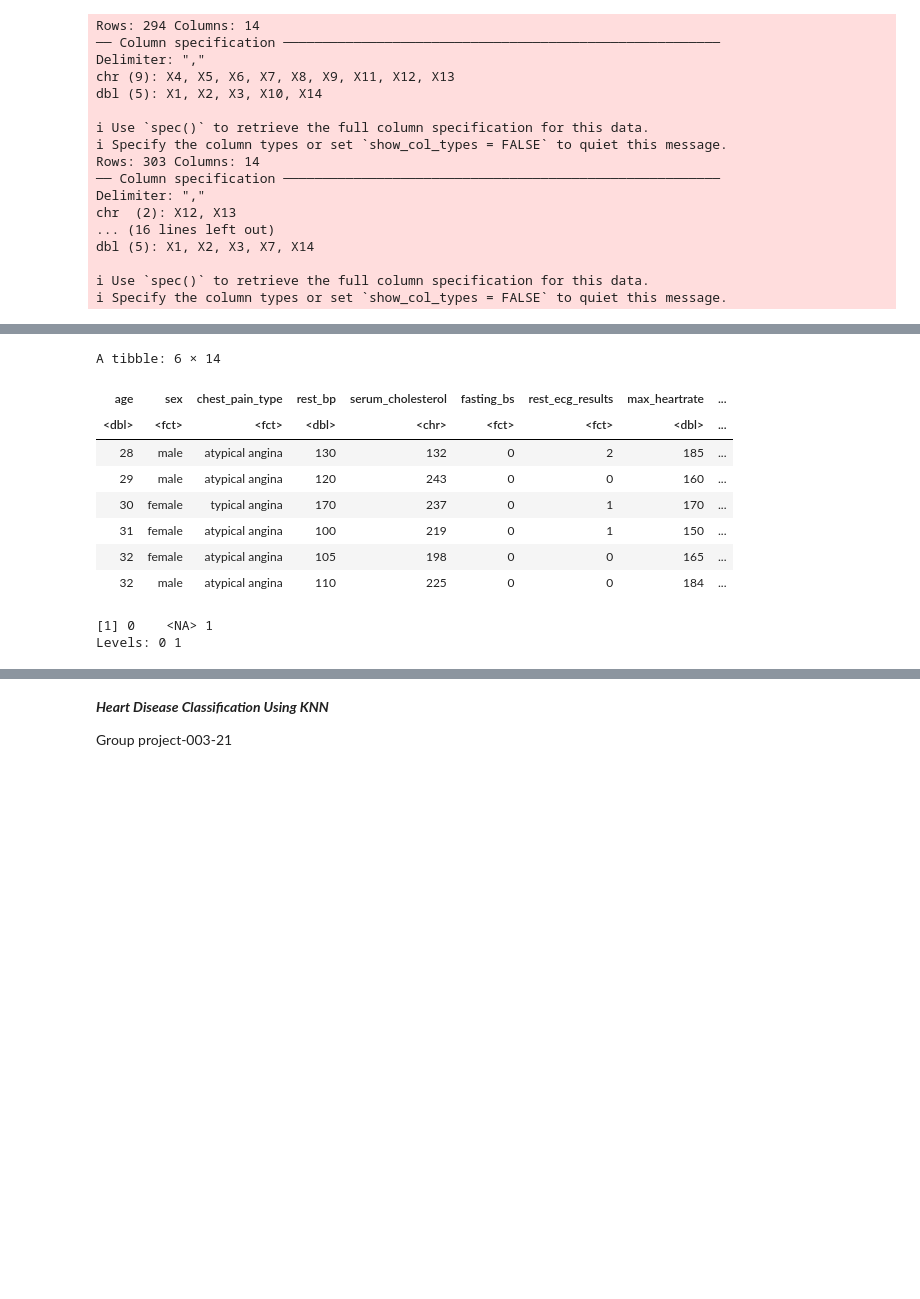
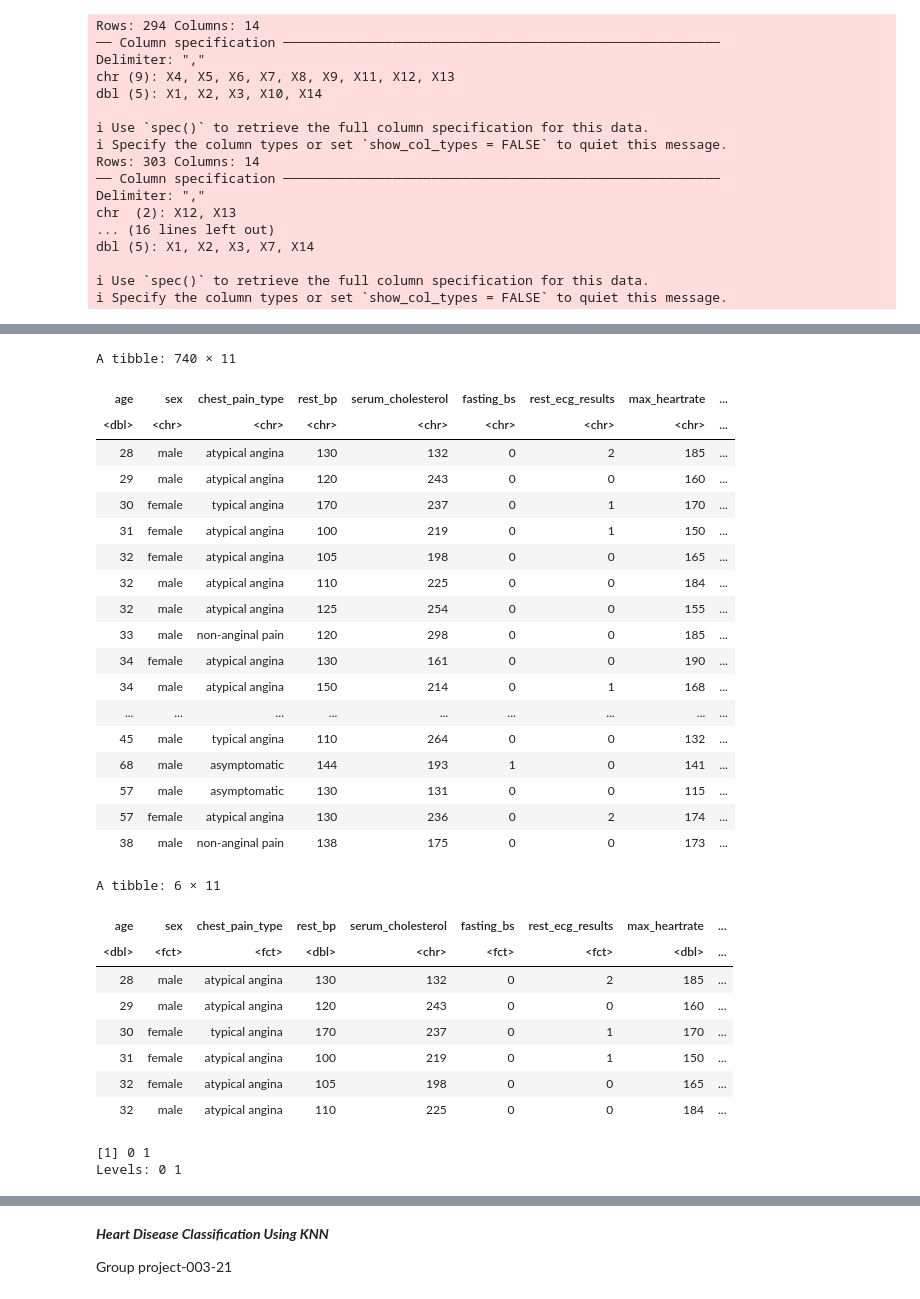
Before and after one commit to blu-01/DSCI-100-003-Group-21, a Jupyter notebook: proposal rough work/proposal_testing_plots.ipynb, the cells around one changed output, grey strips where cells are left out. Cells and saved outputs as stored; diff of their text form; code cells hidden in the pictures; blank space fills up the shorter version.

```diff
--- a/proposal rough work/proposal_testing_plots.ipynb
+++ b/proposal rough work/proposal_testing_plots.ipynb
@@ -83,9 +97,36 @@ for(i in 1:nrow(editedData)) {       # for-loop over rows
 # %%
+#Removing columns with too many NA values and then removing observations with NA
+editedData <- editedData |>
+    select(-slope_type, -num_coloured_flourosopy, -thal) |>
+    na.omit()
+editedData
+
+#Removing incorrect 0 values
 editedData <- editedData |>
     filter(age != 0) |>
     filter(rest_bp != 0) |>
     filter(serum_cholesterol != 0) |>
     filter(max_heartrate != 0)
+# %% [output]
+A tibble: 740 × 11
+| age | sex | chest_pain_type | rest_bp | serum_cholesterol | fasting_bs | rest_ecg_results | max_heartrate | ... |
+| <dbl> | <chr> | <chr> | <chr> | <chr> | <chr> | <chr> | <chr> | ... |
+| 28 | male | atypical angina | 130 | 132 | 0 | 2 | 185 | ... |
+| 29 | male | atypical angina | 120 | 243 | 0 | 0 | 160 | ... |
+| 30 | female | typical angina | 170 | 237 | 0 | 1 | 170 | ... |
+| 31 | female | atypical angina | 100 | 219 | 0 | 1 | 150 | ... |
+| 32 | female | atypical angina | 105 | 198 | 0 | 0 | 165 | ... |
+| 32 | male | atypical angina | 110 | 225 | 0 | 0 | 184 | ... |
+| 32 | male | atypical angina | 125 | 254 | 0 | 0 | 155 | ... |
+| 33 | male | non-anginal pain | 120 | 298 | 0 | 0 | 185 | ... |
+| 34 | female | atypical angina | 130 | 161 | 0 | 0 | 190 | ... |
+| 34 | male | atypical angina | 150 | 214 | 0 | 1 | 168 | ... |
+| ... | ... | ... | ... | ... | ... | ... | ... | ... |
+| 45 | male | typical angina | 110 | 264 | 0 | 0 | 132 | ... |
+| 68 | male | asymptomatic | 144 | 193 | 1 | 0 | 141 | ... |
+| 57 | male | asymptomatic | 130 | 131 | 0 | 0 | 115 | ... |
+| 57 | female | atypical angina | 130 | 236 | 0 | 2 | 174 | ... |
+| 38 | male | non-anginal pain | 138 | 175 | 0 | 0 | 173 | ... |
 # %%
 #Changing data types
 editedData <- editedData |>
@@ -97,17 +138,12 @@ editedData <- editedData |>
     mutate(max_heartrate = as.numeric(max_heartrate)) |>
     mutate(exercise_angina = as.factor(exercise_angina)) |>
     mutate(st_depression = as.numeric(st_depression)) |>
-    mutate(slope_type = as.factor(slope_type)) |>
-    mutate(num_coloured_flourosopy = as.integer(num_coloured_flourosopy)) |>
-    mutate(num_coloured_flourosopy = as.factor(num_coloured_flourosopy)) |>
-    mutate(thal = as.integer(thal)) |>
-    mutate(thal = as.factor(thal)) |>
     mutate(diagnosis = as.factor(diagnosis))
 
 head(editedData)
 unique(editedData$fasting_bs)
 # %% [output]
-A tibble: 6 × 14
+A tibble: 6 × 11
 | age | sex | chest_pain_type | rest_bp | serum_cholesterol | fasting_bs | rest_ecg_results | max_heartrate | ... |
 | <dbl> | <fct> | <fct> | <dbl> | <chr> | <fct> | <fct> | <dbl> | ... |
 | 28 | male | atypical angina | 130 | 132 | 0 | 2 | 185 | ... |
@@ -116,7 +152,7 @@ A tibble: 6 × 14
 | 31 | female | atypical angina | 100 | 219 | 0 | 1 | 150 | ... |
 | 32 | female | atypical angina | 105 | 198 | 0 | 0 | 165 | ... |
 | 32 | male | atypical angina | 110 | 225 | 0 | 0 | 184 | ... |
-[1] 0    <NA> 1
+[1] 0 1
 Levels: 0 1
 # %%
 #Making scatter Plot
```
Also changed, not shown: parts of 4 cells of this notebook.
